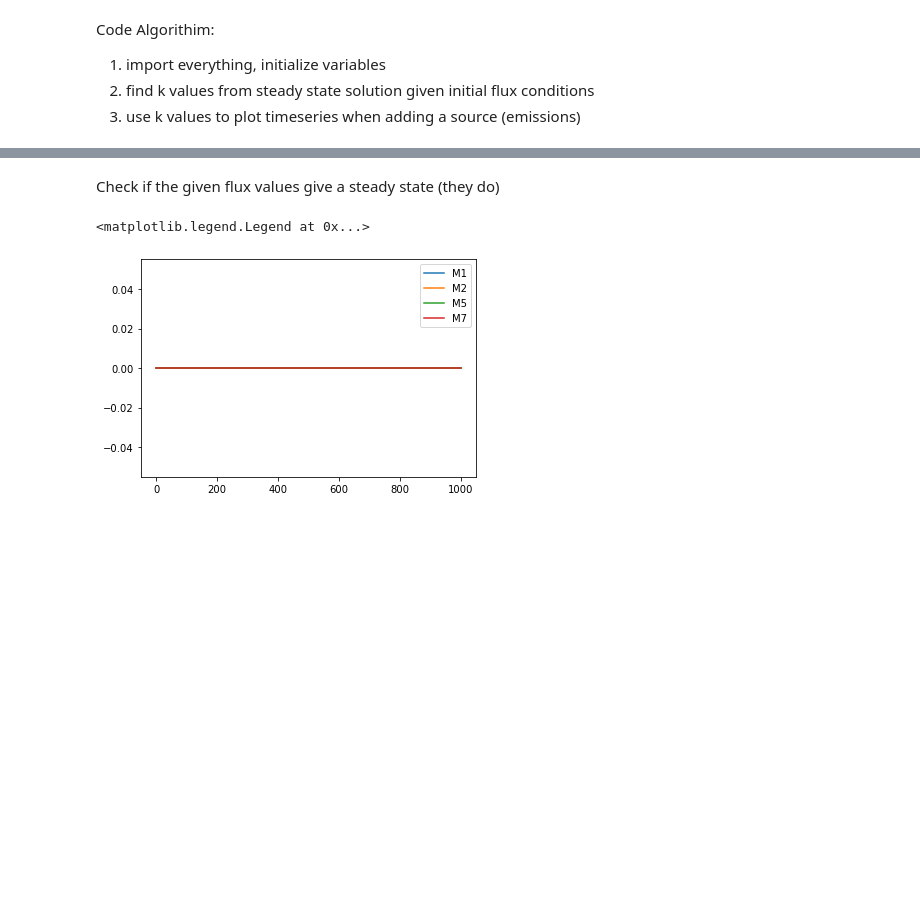
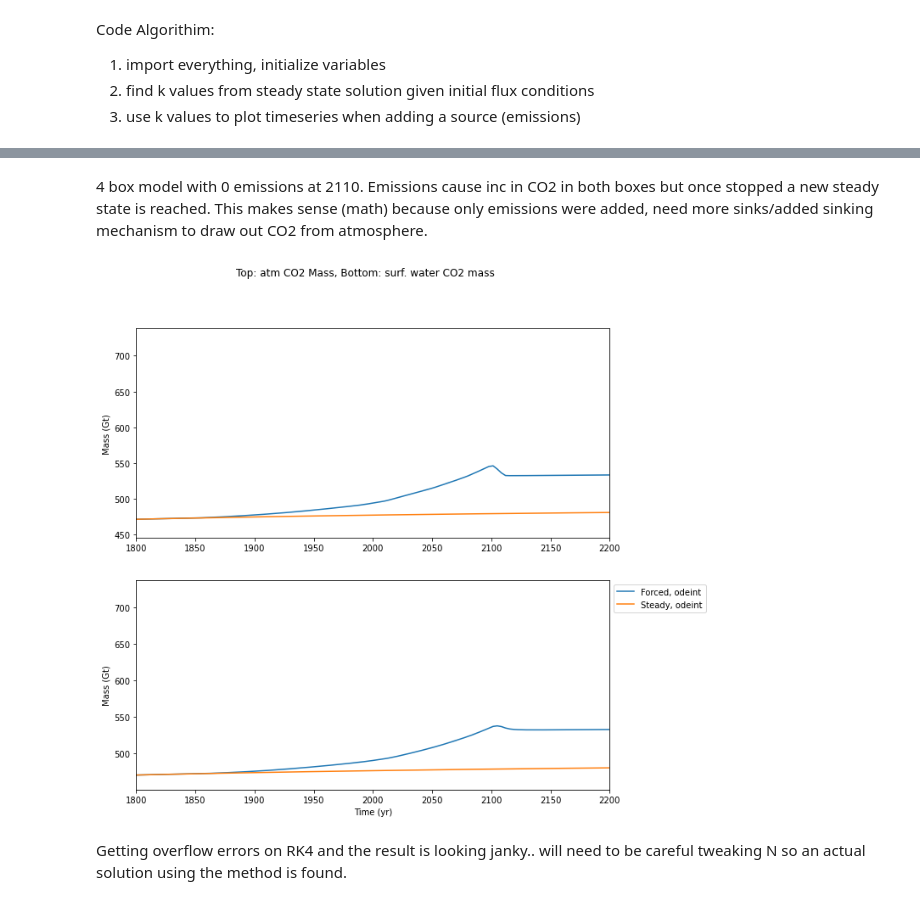
Before and after one commit to cmparr/EOSC453, a Jupyter notebook: Assignment1.ipynb, the cells around one changed output, grey strips where cells are left out. Drawn from its saved outputs; the diff is of its cells as text; code cells hidden in the pictures; blank space fills up the shorter version.

```diff
--- a/Assignment1.ipynb
+++ b/Assignment1.ipynb
@@ -72,13 +54,34 @@ plt.show()
-# %% [markdown]
-Check if the given flux values give a steady state (they do)
-# %%
-MF = sci.odeint(FindK, F, t) ## flux vals already at steady state? use these to find k values.
-
-plt.plot(t, MF[:, 0], label = 'M1')
-plt.plot(t, MF[:, 1], label = 'M2')
-plt.plot(t, MF[:, 2], label = 'M5')
-plt.plot(t, MF[:, 3], label = 'M7')
-plt.legend()
-# %% [output]
-<matplotlib.legend.Legend at 0x...>
-[figure, removed]
+# %% [markdown]
+4 box model with 0 emissions at 2110. Emissions cause inc in CO2 in both boxes but once stopped a new steady state is reached. This makes sense (math) because only emissions were added, need more sinks/added sinking mechanism to draw out CO2 from atmosphere.
+# %%
+## Solveing the coupled ODEs with and without forcing, with RK4 method and ODEint
+Mforced = sci.odeint(MassFlux_forced, M0_9, t, tfirst=True) ## t first bc Mass flux function needs t first for rk4 func.
+Msteady = sci.odeint(MassFlux_Steady, M0_9, t, tfirst=True)
+# RK4
+[trk, Mrk] = rk4(MassFlux_forced, t_start, t_end, M0_9, 10)
+[trkss, Mrkss] = rk4(MassFlux_Steady, t_start, t_end, M0_9, 10)
+Mrk_real = np.real(Mrk) ## Take the real values only (I doubt there)
+Mrkss_real = np.real(Mrkss) ## Take the real values only (I doubt there)
+
+######## PLOTTING
+plt.figure(figsize = [10, 10])
+plt.suptitle('Top: atm CO2 Mass, Bottom: surf. water CO2 mass')
+
+for i in range(1, 3):
+    box_num = i-1
+    plt.subplot(2,1,i)
+    plt.plot(t, Mforced[:, box_num], label = 'Forced, odeint')
+    plt.plot(t, Msteady[:, box_num], label = 'Steady, odeint')
+    #plt.plot(trk, Mrk_real[:, box_num], label = 'forced, rk4')
+    #plt.plot(trk, Mrkss_real[:, box_num], label = 'steady, rk4')
+    plt.ylabel("Mass (Gt)")
+    plt.xlim([1800, t[-1]])
+    #plt.ylim([0,1500])
+
+plt.xlabel('Time (yr)')
+plt.legend(bbox_to_anchor=(1,1), loc="upper left")
+plt.show()
+# %% [output]
+[figure, added]
+# %% [markdown]
+Getting overflow errors on RK4 and the result is looking janky.. will need to be careful tweaking N so an actual solution using the method is found.
```
Also changed, not shown: parts of 5 cells of this notebook, 1 other file.
